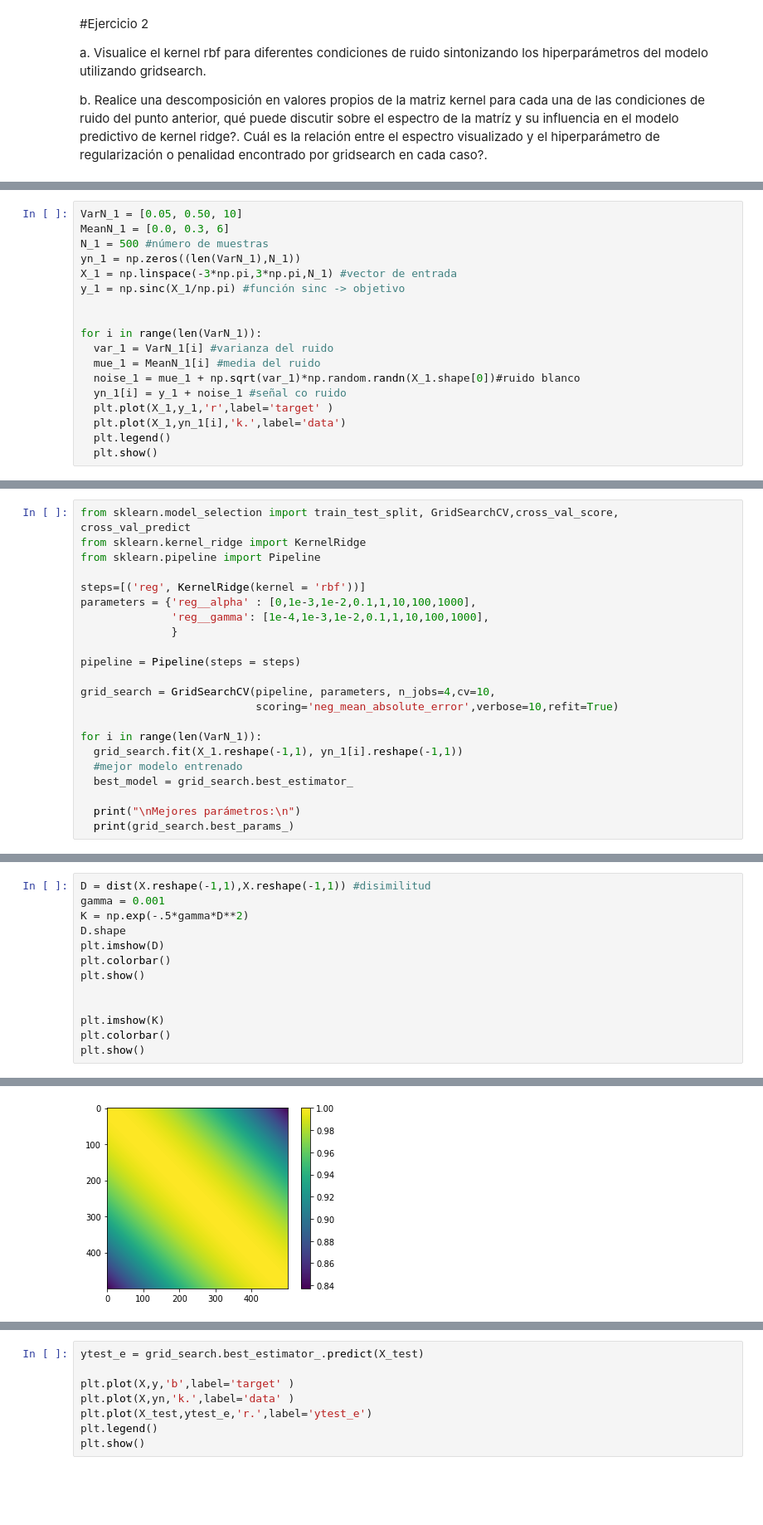
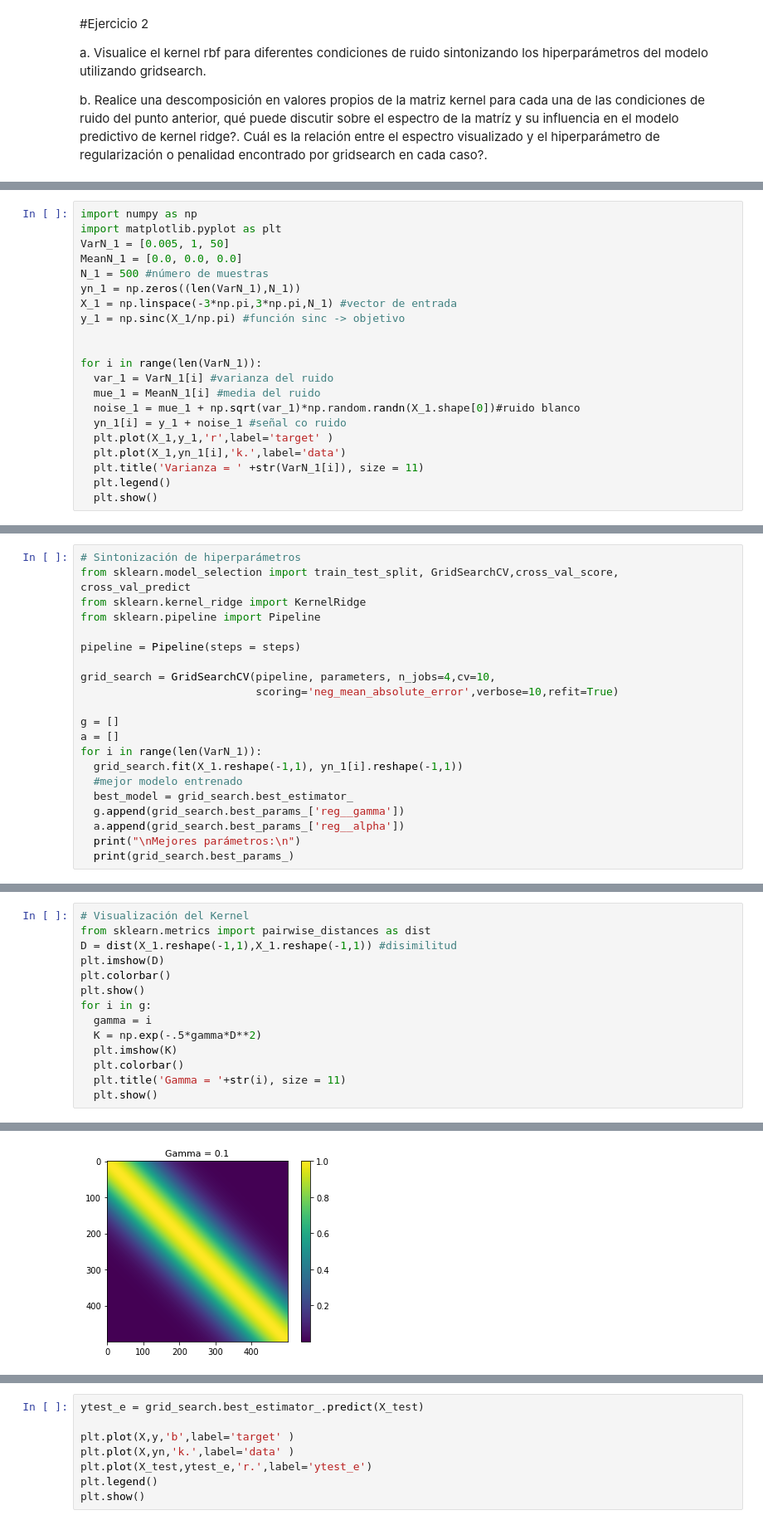
Before and after one commit to vquinteop/TareasMineriadeDatosSemana1, a Jupyter notebook: Cuaderno_3_Reg_ejregresion_sinc.ipynb, the cells around one changed output, grey strips where cells are left out. Shown: that part at 83% size. Drawn from its saved outputs; the diff is of its cells as text; blank space fills up the shorter version.

```diff
--- a/Cuaderno_3_Reg_ejregresion_sinc.ipynb
+++ b/Cuaderno_3_Reg_ejregresion_sinc.ipynb
@@ -215,6 +215,8 @@ Solución a: se reutiliza el código ya visto y se modifica  la varianza y la me
 # %%
-VarN_1 = [0.05, 0.50, 10]
-MeanN_1 = [0.0, 0.3, 6]
+import numpy as np
+import matplotlib.pyplot as plt
+VarN_1 = [0.005, 1, 50]
+MeanN_1 = [0.0, 0.0, 0.0]
 N_1 = 500 #número de muestras
 yn_1 = np.zeros((len(VarN_1),N_1))
 X_1 = np.linspace(-3*np.pi,3*np.pi,N_1) #vector de entrada
@@ -228,6 +230,7 @@ for i in range(len(VarN_1)):
   yn_1[i] = y_1 + noise_1 #señal co ruido
   plt.plot(X_1,y_1,'r',label='target' )
   plt.plot(X_1,yn_1[i],'k.',label='data')
+  plt.title('Varianza = ' +str(VarN_1[i]), size = 11)
   plt.legend()
   plt.show()
 # %% [output]
@@ -237,23 +240,22 @@ for i in range(len(VarN_1)):
 # %%
+# Sintonización de hiperparámetros
 from sklearn.model_selection import train_test_split, GridSearchCV,cross_val_score, cross_val_predict
 from sklearn.kernel_ridge import KernelRidge
 from sklearn.pipeline import Pipeline
-
-steps=[('reg', KernelRidge(kernel = 'rbf'))]
-parameters = {'reg__alpha' : [0,1e-3,1e-2,0.1,1,10,100,1000],
-              'reg__gamma': [1e-4,1e-3,1e-2,0.1,1,10,100,1000],
-              }
 
 pipeline = Pipeline(steps = steps)
 
 grid_search = GridSearchCV(pipeline, parameters, n_jobs=4,cv=10,
                            scoring='neg_mean_absolute_error',verbose=10,refit=True)
 
+g = []
+a = []
 for i in range(len(VarN_1)):
   grid_search.fit(X_1.reshape(-1,1), yn_1[i].reshape(-1,1))
   #mejor modelo entrenado
   best_model = grid_search.best_estimator_
-
+  g.append(grid_search.best_params_['reg__gamma'])
+  a.append(grid_search.best_params_['reg__alpha'])
   print("\nMejores parámetros:\n")
   print(grid_search.best_params_)
 # %% [output]
@@ -324,16 +332,17 @@ Mejores parámetros:
 # %%
-D = dist(X.reshape(-1,1),X.reshape(-1,1)) #disimilitud
-gamma = 0.001
-K = np.exp(-.5*gamma*D**2)
-D.shape
+# Visualización del Kernel
+from sklearn.metrics import pairwise_distances as dist
+D = dist(X_1.reshape(-1,1),X_1.reshape(-1,1)) #disimilitud
 plt.imshow(D)
 plt.colorbar()
 plt.show()
-
-
-plt.imshow(K)
-plt.colorbar()
-plt.show()
+for i in g:
+  gamma = i
+  K = np.exp(-.5*gamma*D**2)
+  plt.imshow(K)
+  plt.colorbar()
+  plt.title('Gamma = '+str(i), size = 11)
+  plt.show()
 # %% [output]
 [figure]
-[figure, old version]
+[figure, new version]
```
Also changed, not shown: parts of 9 cells of this notebook.
